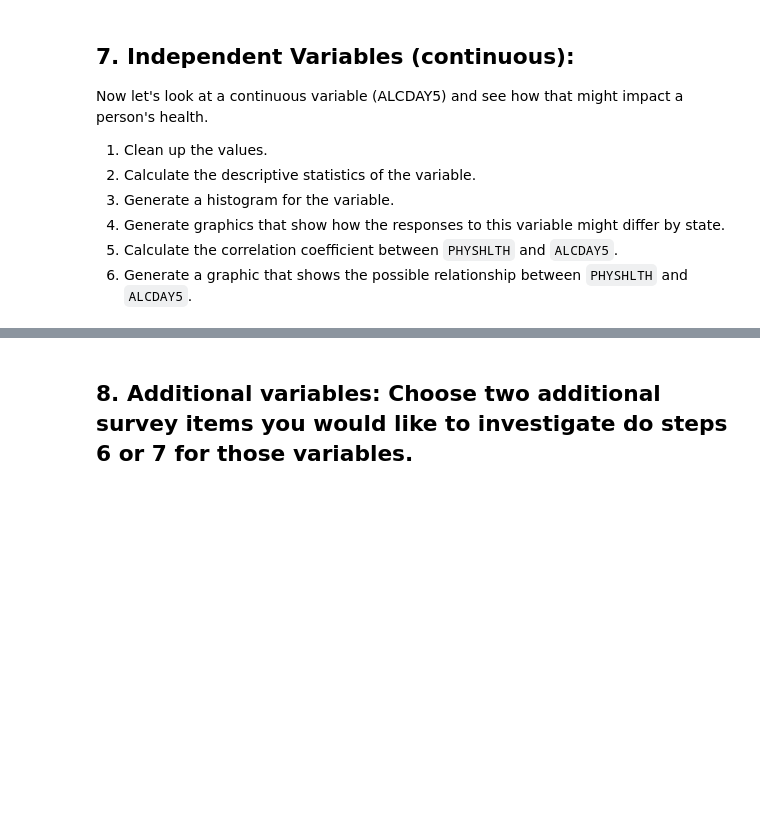
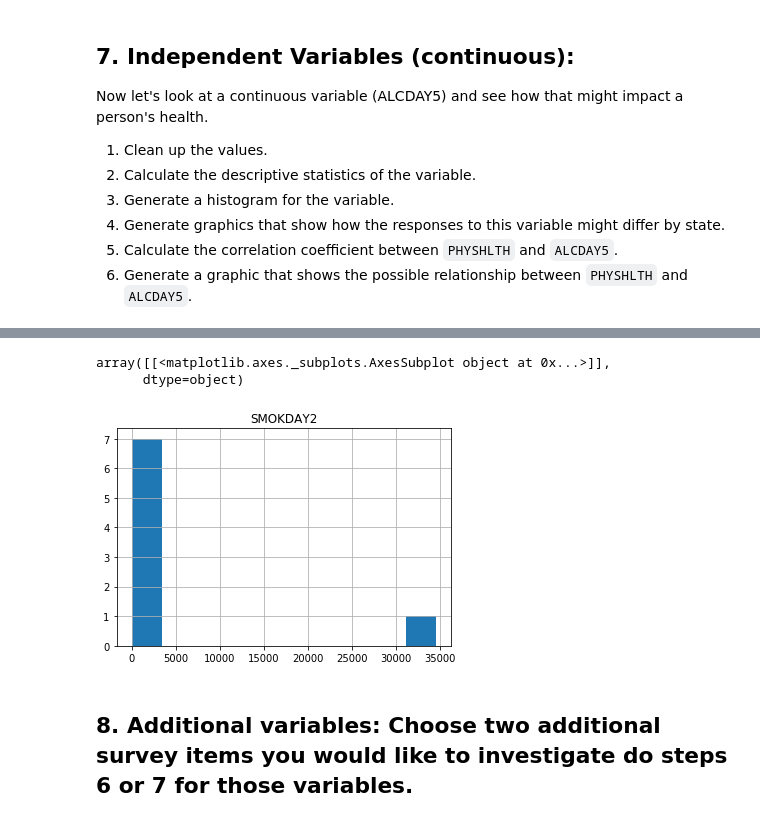
Before and after one commit to k0marrr1/nyc-mhtn-ds-010620-lectures, a Jupyter notebook: week_2/case_study/Data_Exploration_Applied.ipynb, the cells around one changed output, grey strips where cells are left out. Cells and saved outputs as stored; diff of their text form; code cells hidden in the pictures; blank space fills up the shorter version.

```diff
--- a/week_2/case_study/Data_Exploration_Applied.ipynb
+++ b/week_2/case_study/Data_Exploration_Applied.ipynb
@@ -271,0 +302,2 @@ Now let's look at a continuous variable (ALCDAY5) and see how that might impact
+# %%
+alc = df_smk.fillna(0).describe()
@@ -272,3 +316,9 @@ Now let's look at a continuous variable (ALCDAY5) and see how that might impact
+# %%
+alc.hist()
+# %% [output]
+array([[<matplotlib.axes._subplots.AxesSubplot object at 0x...>]],
+      dtype=object)
+[figure, added]
 # %% [markdown]
 ## 8. Additional variables: Choose two additional survey items you would like to investigate do steps  6 or 7 for those variables.
 # %%
```
Also changed, not shown: parts of 9 cells of this notebook.
